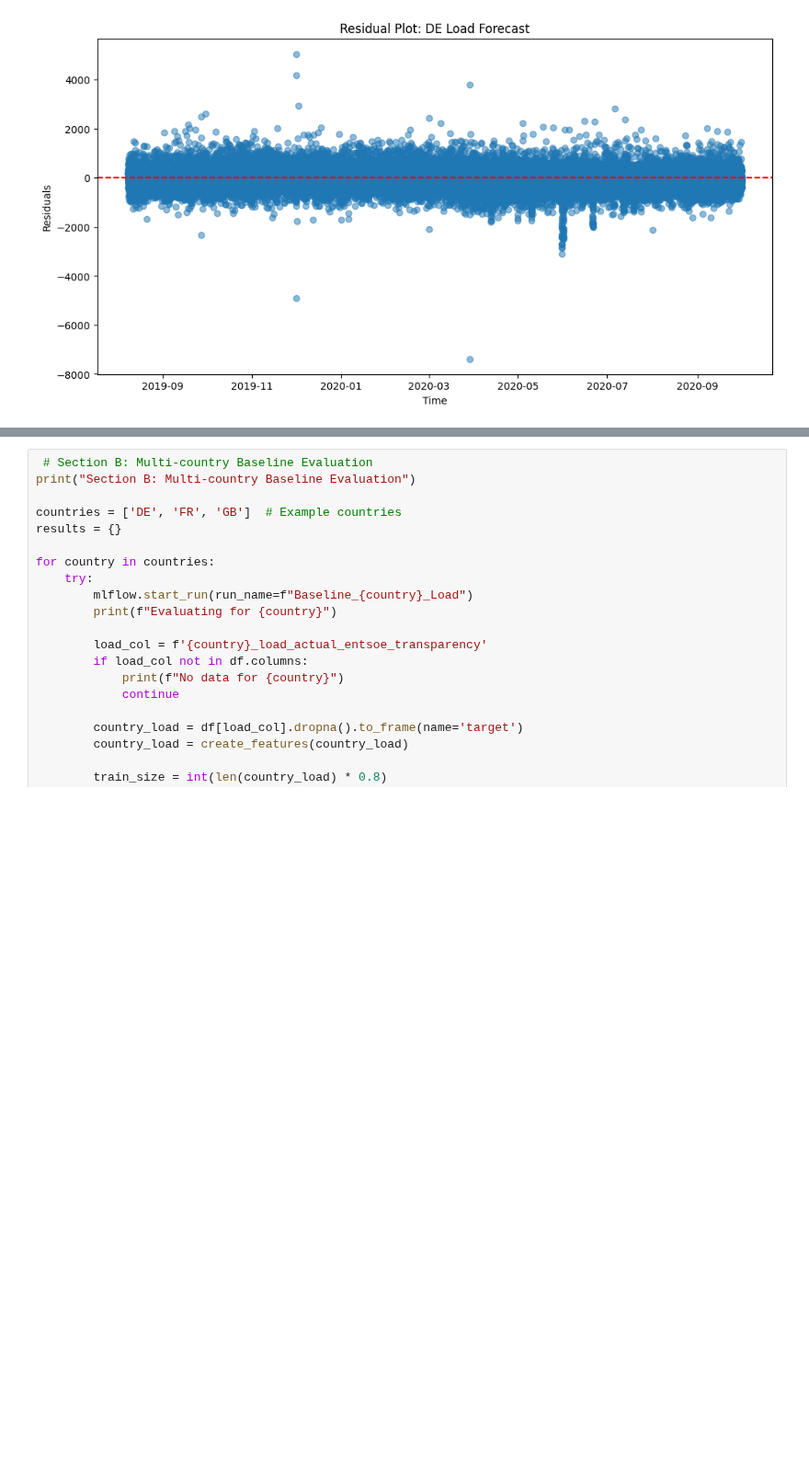
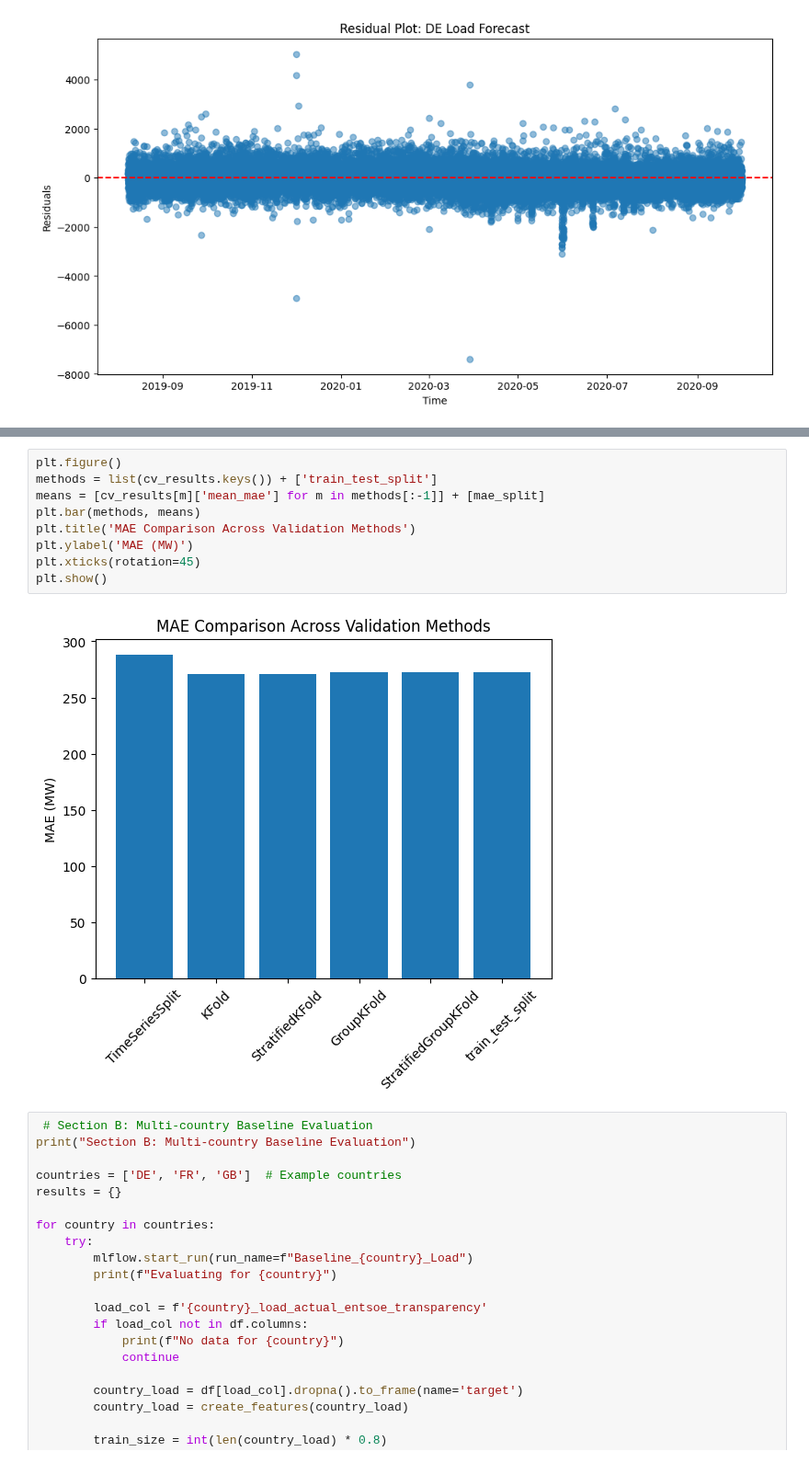
Before and after one commit to Phionanamugga/Energy_Projects, a Jupyter notebook: load_forecasting.ipynb, the cells around one changed output, grey strips where cells are left out. Shown at 92% size. Cells and saved outputs as stored; diff of their text form; blank space fills up the shorter version.

```diff
--- a/load_forecasting.ipynb
+++ b/load_forecasting.ipynb
@@ -609,3 +609,14 @@ mlflow.end_run()
+# %%
+plt.figure()
+methods = list(cv_results.keys()) + ['train_test_split']
+means = [cv_results[m]['mean_mae'] for m in methods[:-1]] + [mae_split]
+plt.bar(methods, means)
+plt.title('MAE Comparison Across Validation Methods')
+plt.ylabel('MAE (MW)')
+plt.xticks(rotation=45)
+plt.show()
+# %% [output]
+[figure, added]
 # %%
  # Section B: Multi-country Baseline Evaluation
 print("Section B: Multi-country Baseline Evaluation")
```
Also changed, not shown: parts of 1 cell of this notebook.
